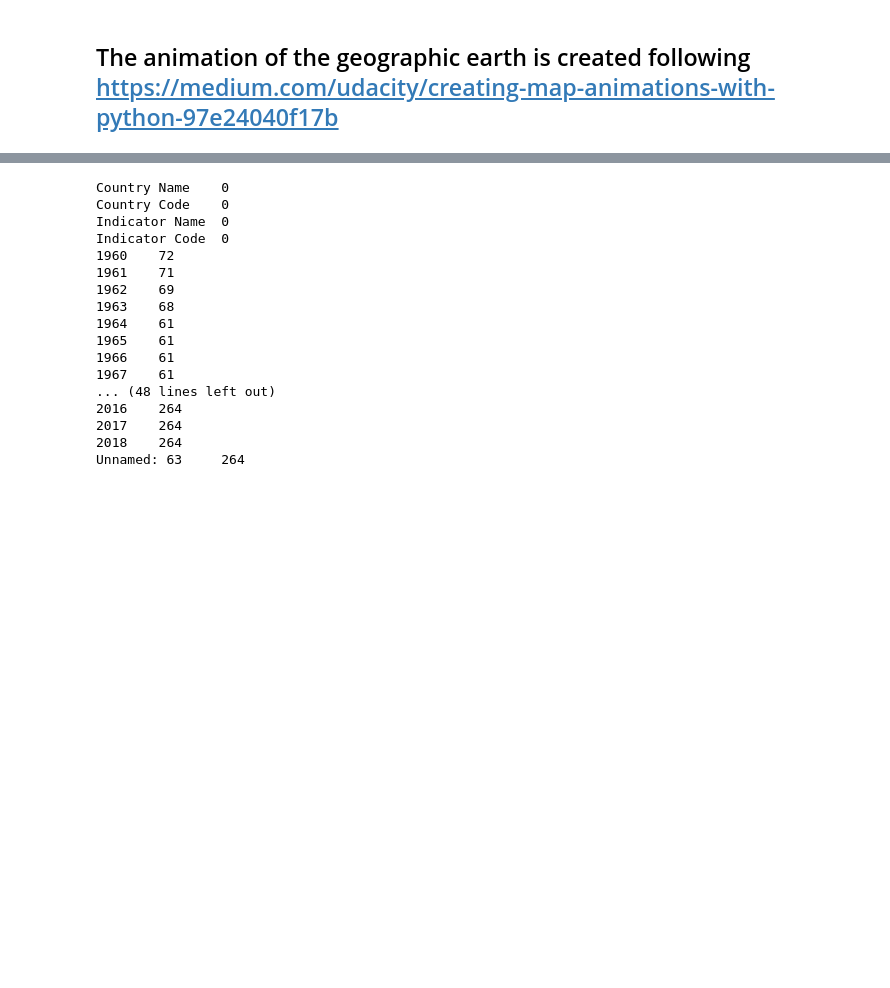
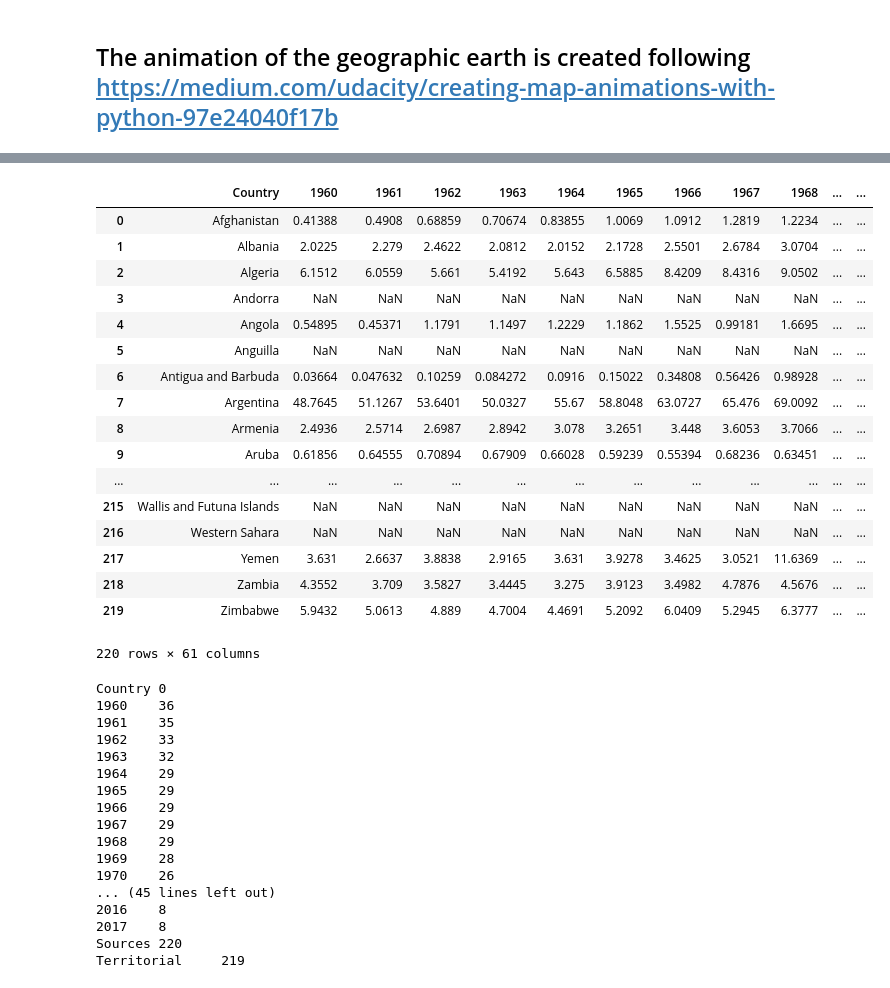
Before and after one commit to pabloacera/earth_CO2, a Jupyter notebook: earth_CO2.ipynb, the cells around one changed output, grey strips where cells are left out. Saved outputs shown, nothing was run; the diff lists cells and outputs as text; code cells hidden in the pictures; blank space fills up the shorter version.

```diff
--- a/earth_CO2.ipynb
+++ b/earth_CO2.ipynb
@@ -28,25 +14,54 @@ df.head()
+# %%
+#Data from http://www.globalcarbonatlas.org/en/CO2-emissions
+df = pd.read_csv("CO2_emissions/export_20190225_1733.csv", sep=";", skiprows=1)
+df.set_index("Unnamed: 0", inplace=True)
+df.rename({"United States of America": "United States"}, inplace=True, axis=1)
+df = df.T.copy()
+df.columns = list(df.columns)
+df.reset_index(inplace=True)
+df.rename({"index": "Country"}, inplace=True, axis=1)
+df
+# %% [output]
+|  | Country | 1960 | 1961 | 1962 | 1963 | 1964 | 1965 | 1966 | 1967 | 1968 | ... | ... |
+| 0 | Afghanistan | 0.41388 | 0.4908 | 0.68859 | 0.70674 | 0.83855 | 1.0069 | 1.0912 | 1.2819 | 1.2234 | ... | ... |
+| 1 | Albania | 2.0225 | 2.279 | 2.4622 | 2.0812 | 2.0152 | 2.1728 | 2.5501 | 2.6784 | 3.0704 | ... | ... |
+| 2 | Algeria | 6.1512 | 6.0559 | 5.661 | 5.4192 | 5.643 | 6.5885 | 8.4209 | 8.4316 | 9.0502 | ... | ... |
+| 3 | Andorra | NaN | NaN | NaN | NaN | NaN | NaN | NaN | NaN | NaN | ... | ... |
+| 4 | Angola | 0.54895 | 0.45371 | 1.1791 | 1.1497 | 1.2229 | 1.1862 | 1.5525 | 0.99181 | 1.6695 | ... | ... |
+| 5 | Anguilla | NaN | NaN | NaN | NaN | NaN | NaN | NaN | NaN | NaN | ... | ... |
+| 6 | Antigua and Barbuda | 0.03664 | 0.047632 | 0.10259 | 0.084272 | 0.0916 | 0.15022 | 0.34808 | 0.56426 | 0.98928 | ... | ... |
+| 7 | Argentina | 48.7645 | 51.1267 | 53.6401 | 50.0327 | 55.67 | 58.8048 | 63.0727 | 65.476 | 69.0092 | ... | ... |
+| 8 | Armenia | 2.4936 | 2.5714 | 2.6987 | 2.8942 | 3.078 | 3.2651 | 3.448 | 3.6053 | 3.7066 | ... | ... |
+| 9 | Aruba | 0.61856 | 0.64555 | 0.70894 | 0.67909 | 0.66028 | 0.59239 | 0.55394 | 0.68236 | 0.63451 | ... | ... |
+| ... | ... | ... | ... | ... | ... | ... | ... | ... | ... | ... | ... | ... |
+| 215 | Wallis and Futuna Islands | NaN | NaN | NaN | NaN | NaN | NaN | NaN | NaN | NaN | ... | ... |
+| 216 | Western Sahara | NaN | NaN | NaN | NaN | NaN | NaN | NaN | NaN | NaN | ... | ... |
+| 217 | Yemen | 3.631 | 2.6637 | 3.8838 | 2.9165 | 3.631 | 3.9278 | 3.4625 | 3.0521 | 11.6369 | ... | ... |
+| 218 | Zambia | 4.3552 | 3.709 | 3.5827 | 3.4445 | 3.275 | 3.9123 | 3.4982 | 4.7876 | 4.5676 | ... | ... |
+| 219 | Zimbabwe | 5.9432 | 5.0613 | 4.889 | 4.7004 | 4.4691 | 5.2092 | 6.0409 | 5.2945 | 6.3777 | ... | ... |
+220 rows × 61 columns
 # %%
 #print number of NAs per column
 for column in df:
     print("{}\t{}".format(column, df[column].isnull().sum()))
 # %% [output]
-Country Name    0
-Country Code    0
-Indicator Name  0
-Indicator Code  0
-1960    72
-1961    71
-1962    69
-1963    68
-1964    61
-1965    61
-1966    61
-1967    61
-... (48 lines left out)
-2016    264
-2017    264
-2018    264
-Unnamed: 63     264
+Country 0
+1960    36
+1961    35
+1962    33
+1963    32
+1964    29
+1965    29
+1966    29
+1967    29
+1968    29
+1969    28
+1970    26
+... (45 lines left out)
+2016    8
+2017    8
+Sources 220
+Territorial     219
 # %%
 #get Nas for rows (country)
 df.isnull().sum(axis=1)
```
Also changed, not shown: parts of 8 cells of this notebook.
